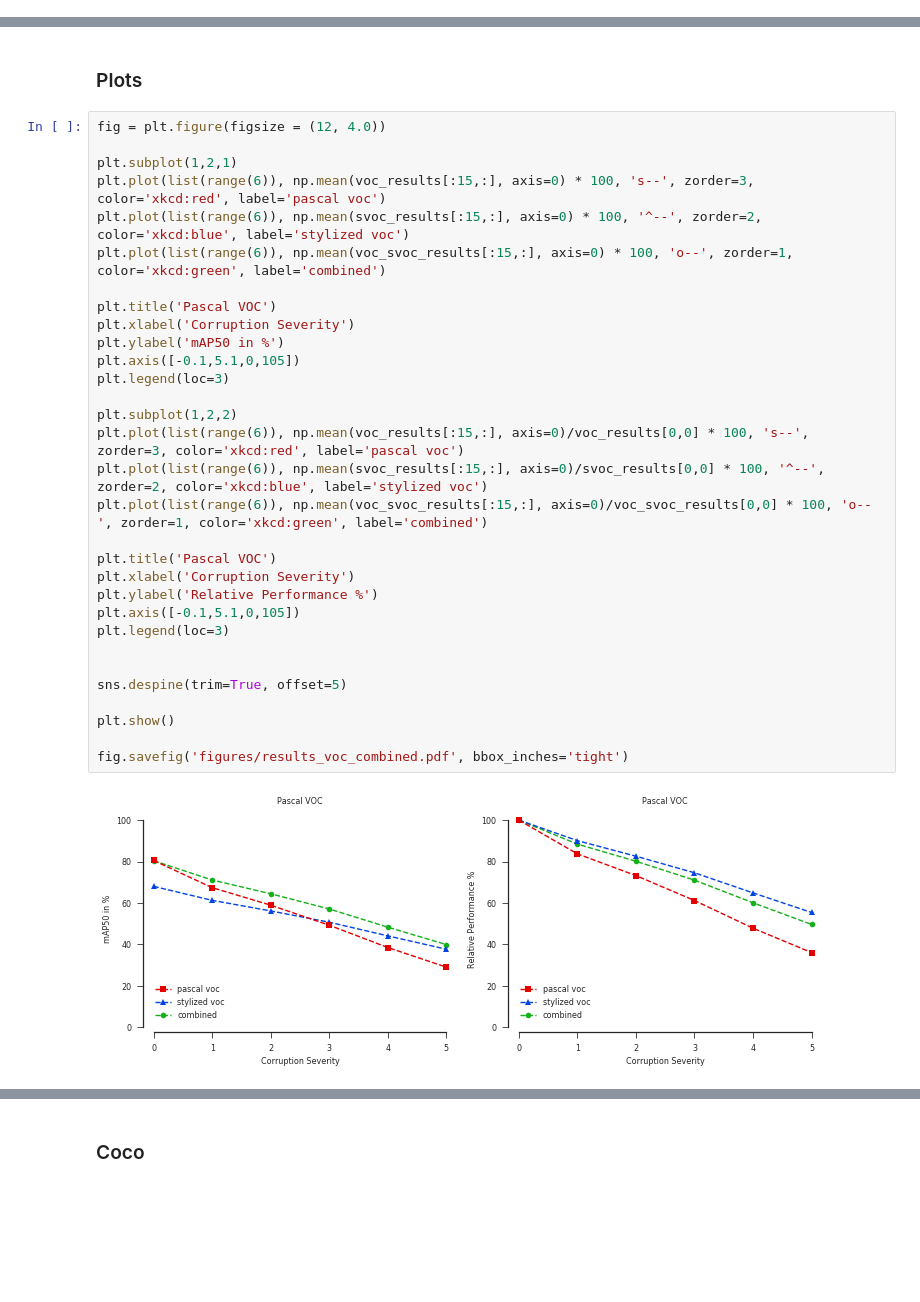
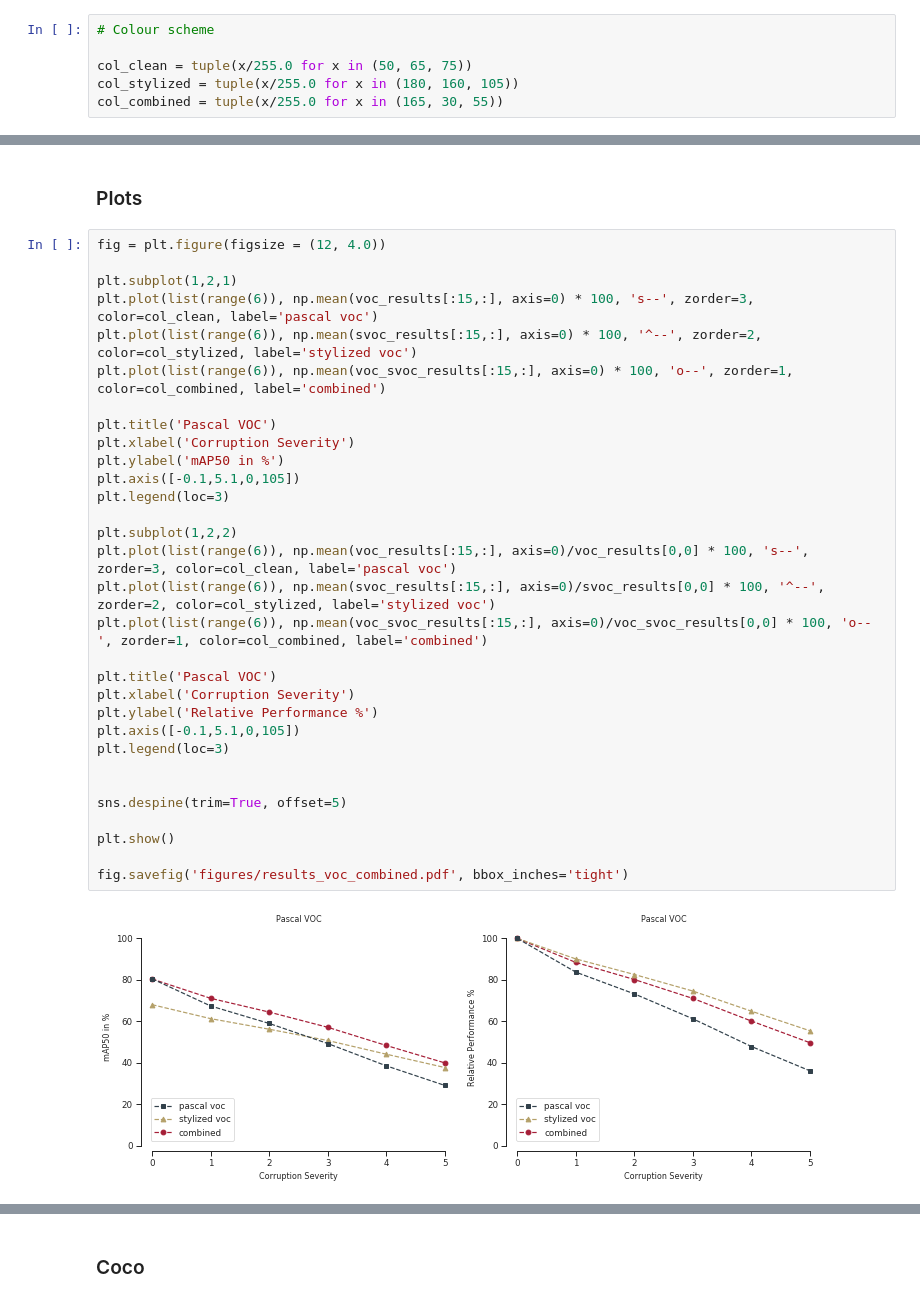
Before and after one commit to bethgelab/robust-detection-benchmark, a Jupyter notebook: plots/plots.ipynb, the cells around one changed output, grey strips where cells are left out. Saved outputs shown, nothing was run; the diff lists cells and outputs as text; blank space fills up the shorter version.

Commit message:
Added colour scheme.

```diff
--- a/plots/plots.ipynb
+++ b/plots/plots.ipynb
@@ -10,6 +10,12 @@ sns.set()
 sns.set_style('ticks')
 sns.set_context('paper',rc={"font.size":8,"axes.titlesize":8,"axes.labelsize":8})
 #plt.rcParams['figure.figsize'] = (9.0, 3.0)
+# %%
+# Colour scheme
+
+col_clean = tuple(x/255.0 for x in (50, 65, 75))
+col_stylized = tuple(x/255.0 for x in (180, 160, 105))
+col_combined = tuple(x/255.0 for x in (165, 30, 55))
 # %% [markdown]
 ### Pascal VOC
 # %%
@@ -80,36 +86,36 @@ print(np.mean(voc_results[:15,1:])/voc_results[0,0],
 # %%
 fig = plt.figure(figsize = (12, 4.0))
 
 plt.subplot(1,2,1)
-plt.plot(list(range(6)), np.mean(voc_results[:15,:], axis=0) * 100, 's--', zorder=3, color='xkcd:red', label='pascal voc')
-plt.plot(list(range(6)), np.mean(svoc_results[:15,:], axis=0) * 100, '^--', zorder=2, color='xkcd:blue', label='stylized voc')
-plt.plot(list(range(6)), np.mean(voc_svoc_results[:15,:], axis=0) * 100, 'o--', zorder=1, color='xkcd:green', label='combined')
+plt.plot(list(range(6)), np.mean(voc_results[:15,:], axis=0) * 100, 's--', zorder=3, color=col_clean, label='pascal voc')
+plt.plot(list(range(6)), np.mean(svoc_results[:15,:], axis=0) * 100, '^--', zorder=2, color=col_stylized, label='stylized voc')
+plt.plot(list(range(6)), np.mean(voc_svoc_results[:15,:], axis=0) * 100, 'o--', zorder=1, color=col_combined, label='combined')
 
 plt.title('Pascal VOC')
 plt.xlabel('Corruption Severity')
 plt.ylabel('mAP50 in %')
 plt.axis([-0.1,5.1,0,105])
 plt.legend(loc=3)
 
 plt.subplot(1,2,2)
-plt.plot(list(range(6)), np.mean(voc_results[:15,:], axis=0)/voc_results[0,0] * 100, 's--', zorder=3, color='xkcd:red', label='pascal voc')
-plt.plot(list(range(6)), np.mean(svoc_results[:15,:], axis=0)/svoc_results[0,0] * 100, '^--', zorder=2, color='xkcd:blue', label='stylized voc')
-plt.plot(list(range(6)), np.mean(voc_svoc_results[:15,:], axis=0)/voc_svoc_results[0,0] * 100, 'o--', zorder=1, color='xkcd:green', label='combined')
+plt.plot(list(range(6)), np.mean(voc_results[:15,:], axis=0)/voc_results[0,0] * 100, 's--', zorder=3, color=col_clean, label='pascal voc')
+plt.plot(list(range(6)), np.mean(svoc_results[:15,:], axis=0)/svoc_results[0,0] * 100, '^--', zorder=2, color=col_stylized, label='stylized voc')
+plt.plot(list(range(6)), np.mean(voc_svoc_results[:15,:], axis=0)/voc_svoc_results[0,0] * 100, 'o--', zorder=1, color=col_combined, label='combined')
 
 plt.title('Pascal VOC')
 plt.xlabel('Corruption Severity')
 plt.ylabel('Relative Performance %')
 plt.axis([-0.1,5.1,0,105])
 plt.legend(loc=3)
 
 
 sns.despine(trim=True, offset=5)
 
 plt.show()
 
 fig.savefig('figures/results_voc_combined.pdf', bbox_inches='tight')
 # %% [output]
-[figure, old version]
+[figure, new version]
 # %%
 fig = plt.figure(figsize = (6.4, 4.0))
 
```
Also changed, not shown: parts of 6 cells of this notebook, 5 other files.
